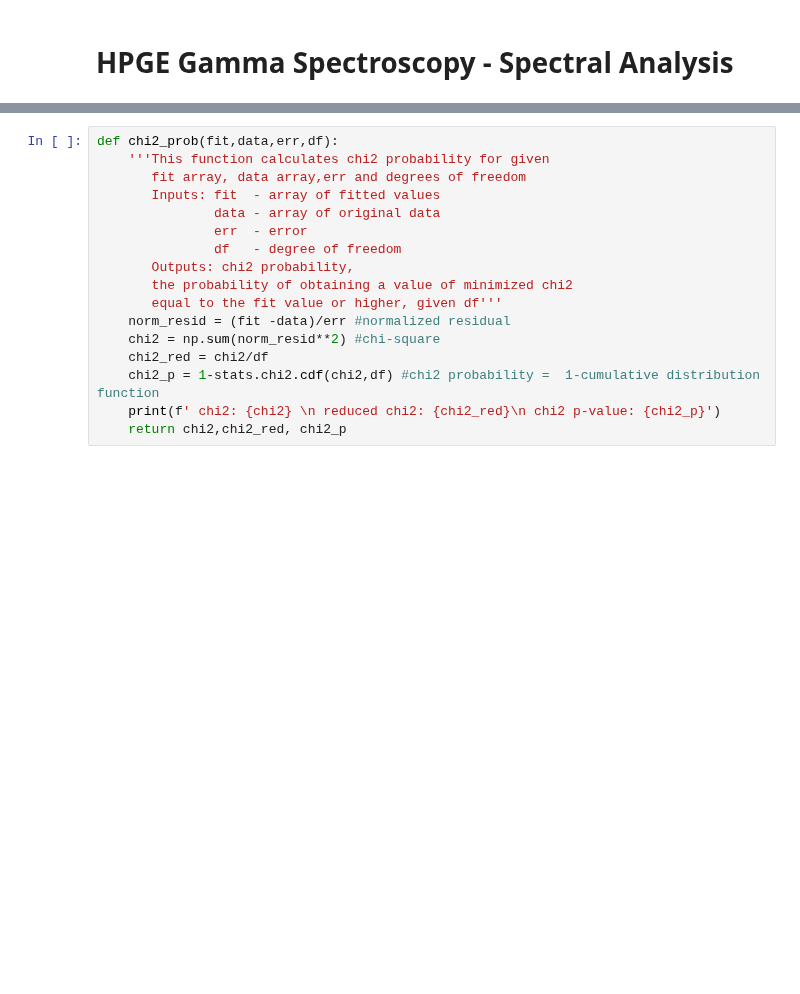
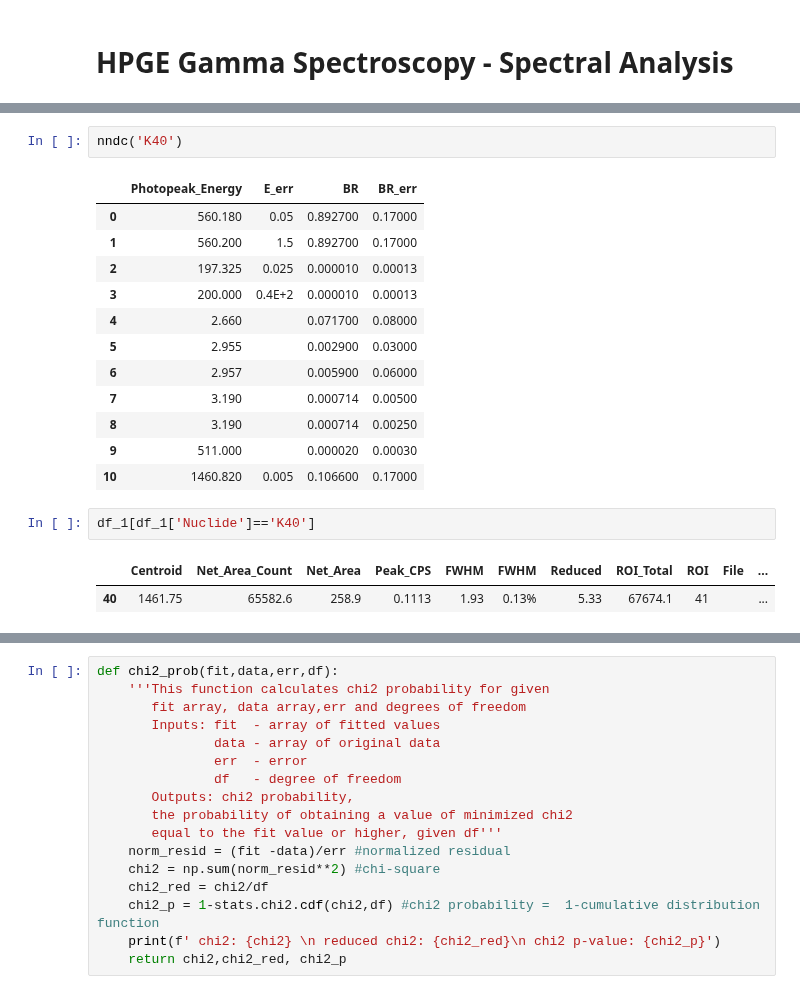
Before and after one commit to ngcnpeter/HPGe_lab_y3, a Jupyter notebook: spectal_analysis.ipynb, the cells around one changed output, grey strips where cells are left out. Cells and saved outputs as stored; diff of their text form; blank space fills up the shorter version.

```diff
--- a/spectal_analysis.ipynb
+++ b/spectal_analysis.ipynb
@@ -9,0 +84,20 @@ from scipy.optimize import curve_fit
+# %%
+nndc('K40')
+# %% [output]
+|  | Photopeak_Energy | E_err | BR | BR_err |
+| 0 | 560.180 | 0.05 | 0.892700 | 0.17000 |
+| 1 | 560.200 | 1.5 | 0.892700 | 0.17000 |
+| 2 | 197.325 | 0.025 | 0.000010 | 0.00013 |
+| 3 | 200.000 | 0.4E+2 | 0.000010 | 0.00013 |
+| 4 | 2.660 |  | 0.071700 | 0.08000 |
+| 5 | 2.955 |  | 0.002900 | 0.03000 |
+| 6 | 2.957 |  | 0.005900 | 0.06000 |
+| 7 | 3.190 |  | 0.000714 | 0.00500 |
+| 8 | 3.190 |  | 0.000714 | 0.00250 |
+| 9 | 511.000 |  | 0.000020 | 0.00030 |
+| 10 | 1460.820 | 0.005 | 0.106600 | 0.17000 |
+# %%
+df_1[df_1['Nuclide']=='K40']
+# %% [output]
+|  | Centroid | Net_Area_Count | Net_Area | Peak_CPS | FWHM | FWHM | Reduced | ROI_Total | ROI | File | ... |
+| 40 | 1461.75 | 65582.6 | 258.9 | 0.1113 | 1.93 | 0.13% | 5.33 | 67674.1 | 41 |  | ... |
```
Also changed, not shown: parts of 22 cells of this notebook, 3 other files.
